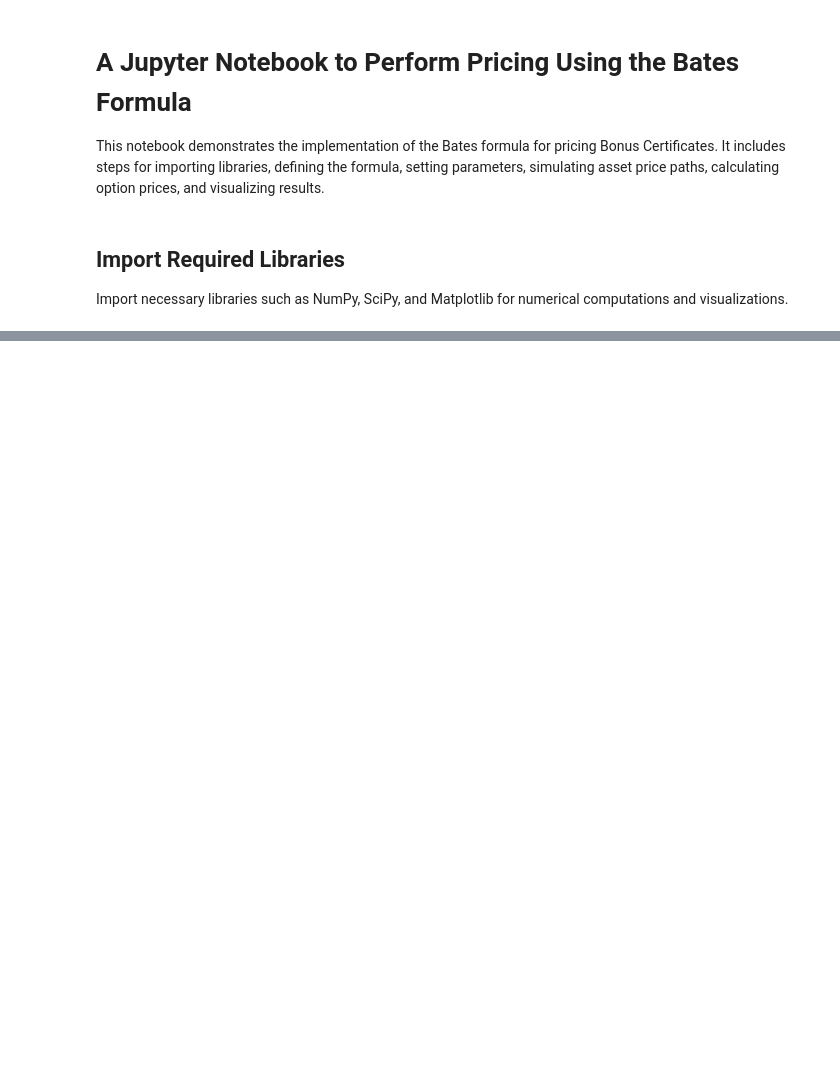
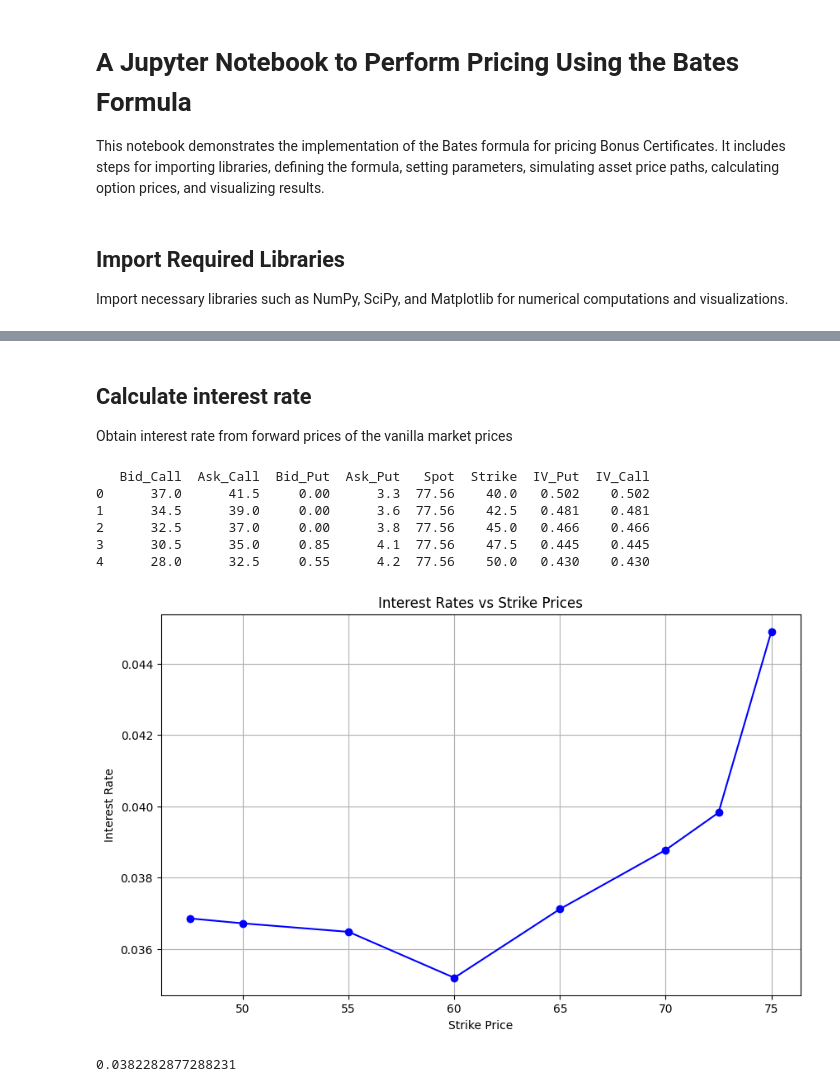
Before and after one commit to MichaelCarloH/bonus-certificate-bates-hedging, a Jupyter notebook: notebooks/bc_pricing.ipynb, the cells around one changed output, grey strips where cells are left out. Saved outputs shown, nothing was run; the diff lists cells and outputs as text; code cells hidden in the pictures; blank space fills up the shorter version.

```diff
--- a/notebooks/bc_pricing.ipynb
+++ b/notebooks/bc_pricing.ipynb
@@ -122,0 +11,8 @@ plt.show()
+# %%
+# data
+S0 = 77.56
+B = 85
+L = 65
+H = 55
+q = 0.02
+T = 437/365 # 08/04/25 - 16/06/26
@@ -122,0 +24,3 @@ plt.show()
+# %% [markdown]
+## Calculate interest rate
+Obtain interest rate from forward prices of the vanilla market prices
@@ -122,0 +30,27 @@ plt.show()
+# %%
+# Load the CSV file into a pandas DataFrame
+file_path = "../data/data.csv"  # Adjust the path if necessary
+df = pd.read_csv(file_path)
+df['Spot'] = S0
+df = df[['Bid_Call', 'Ask_Call', 'Bid_Put', 'Ask_Put', 'Spot', 'Strike', 'IV_Put', 'IV_Call']]
+
+# Display the first few rows of the DataFrame
+print(df.head())
+# %% [output]
+   Bid_Call  Ask_Call  Bid_Put  Ask_Put   Spot  Strike  IV_Put  IV_Call
+0      37.0      41.5     0.00      3.3  77.56    40.0   0.502    0.502
+1      34.5      39.0     0.00      3.6  77.56    42.5   0.481    0.481
+2      32.5      37.0     0.00      3.8  77.56    45.0   0.466    0.466
+3      30.5      35.0     0.85      4.1  77.56    47.5   0.445    0.445
+4      28.0      32.5     0.55      4.2  77.56    50.0   0.430    0.430
+# %%
+# Calculate interest rates from parity
+interest_rates = calculate_interest_rate_from_parity(df, q, T)
+# print (interest_rates.head())
+
+# Display the calculated interest rates
+plot_interest_rates(interest_rates)
+print(interest_rates['InterestRate'].mean())
+# %% [output]
+[figure, added]
+0.0382282877288231
```
Also changed, not shown: parts of 18 cells of this notebook, 3 other files.
